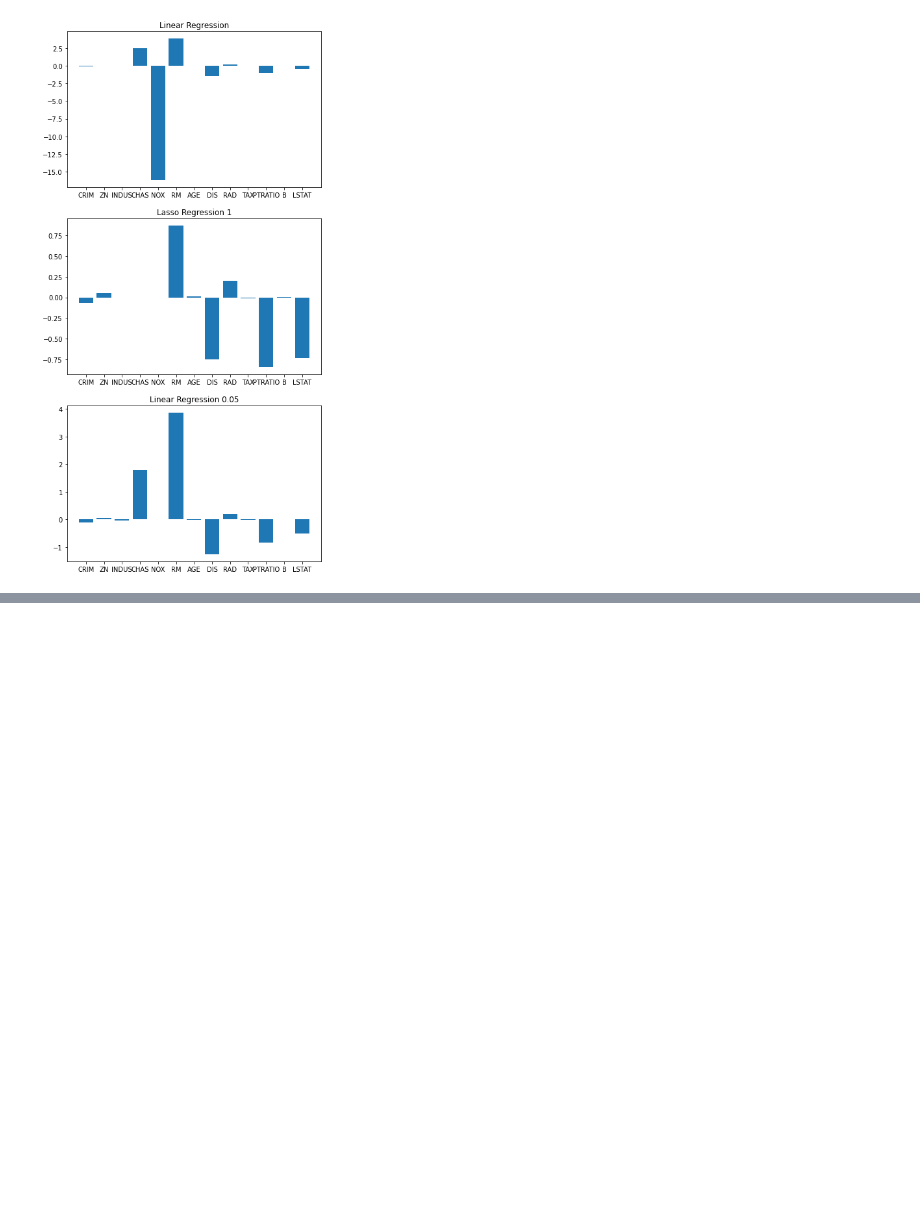
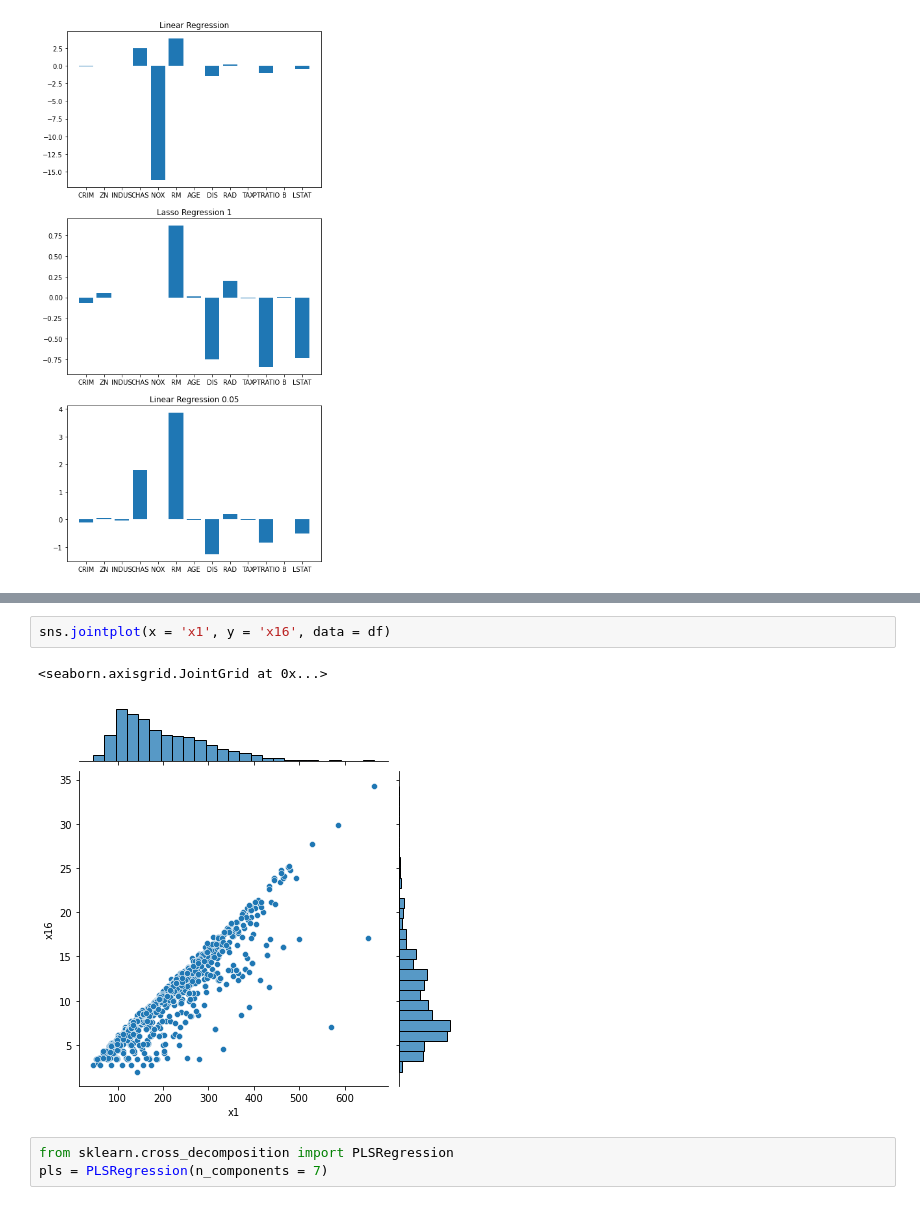
Before and after one commit to ash-coding/machine_learning, a Jupyter notebook: kikagaku/regression_with.ipynb, the cells around one changed output, grey strips where cells are left out. Cells and saved outputs as stored; diff of their text form; blank space fills up the shorter version.

```diff
--- a/kikagaku/regression_with.ipynb
+++ b/kikagaku/regression_with.ipynb
@@ -156,0 +208,8 @@ Text(0.5, 1.0, 'Linear Regression 0.05')
+# %%
+sns.jointplot(x = 'x1', y = 'x16', data = df)
+# %% [output]
+<seaborn.axisgrid.JointGrid at 0x...>
+[figure, added]
+# %%
+from sklearn.cross_decomposition import PLSRegression
+pls = PLSRegression(n_components = 7)
```
Also changed, not shown: parts of 10 cells of this notebook.
